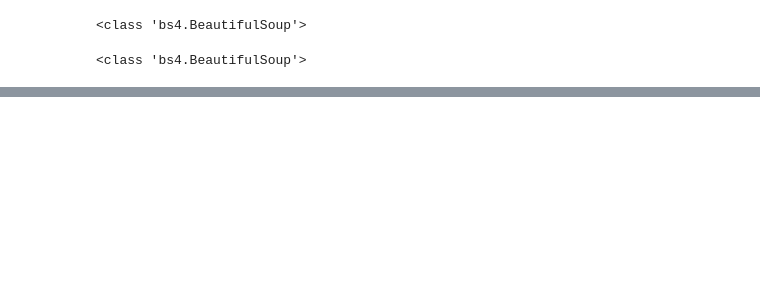
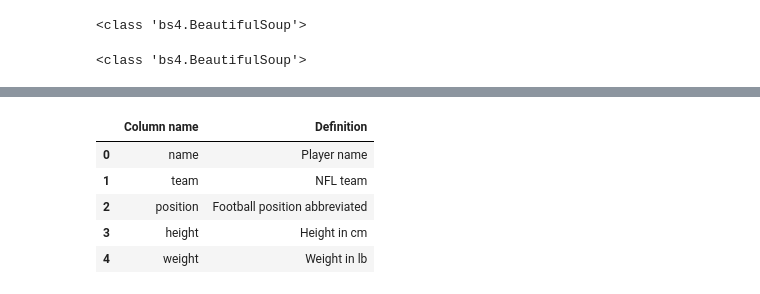
Before and after one commit to viethungha0610/sport-data-scraper, a Jupyter notebook: notebooks/01-hh-nfl-scraper.ipynb, the cells around one changed output, grey strips where cells are left out. Drawn from its saved outputs; the diff is of its cells as text; code cells hidden in the pictures; blank space fills up the shorter version.

Commit message:
Added data definitions and converting ft-in to cm -Hung.Ha

```diff
--- a/notebooks/01-hh-nfl-scraper.ipynb
+++ b/notebooks/01-hh-nfl-scraper.ipynb
@@ -328,0 +387,56 @@ with open(f"../output_data/{TODAY_STR}_SampleScrapedNflPlayersInfo_v1.json", "w"
+# %%
+# Data dictionary
+nfl_player_info_data_dict = {
+    "name": "Player name",
+    "team": "NFL team",
+    "position": "Football position abbreviated",
+    "height": "Height in cm",
+    "weight": "Weight in lb",
+    "birth_date": "Date of birth in DD-MM-YYYY format",
+    "awards": "List of awards (List[str])",
+    "career_stats.games_played": "Number of games played",
+    "career_stats.approx_val": "Approximate Value is our attempt to attach a single number to every player-season since 1960.<br>See the glossary for more information.",
+    "career_stats.qbrec": "Team record in games started by this QB (regular season)",
+    "career_stats.cmp_pct": "Percentage of Passes Completed. Minimum 14 attempts per scheduled game to qualify as leader.<br />Minimum 1500 pass attempts to qualify as career leader.",
+    "career_stats.yds_pass": "Yards Gained by Passing. For teams, sack yardage is deducted from this total",
+    "career_stats.ya_pass": "Yards gained per pass attempt. Minimum 14 attempts per scheduled game to qualify as leader.<br>Minimum 1500 pass attempts to qualify as career leader.",
+    "career_stats.passing_td": "Passing Touchdowns",
+    "career_stats.int_thrown": "Interceptions thrown",
+    "career_stats.sacks": "Sacks (official since 1982, based on play-by-play, game film and other research since 1960)",
+    "career_stats.solo": "Tackles. Before 1994: unofficial and inconsistently recorded from team to team. For amusement only. 1994-now: unofficial but consistently recorded.",
+    "career_stats.ff": "Number of times forced a fumble by the opposition recovered by either team",
+    "career_stats.rec": "Receptions",
+    "career_stats.yds_receive": "Receiving Yards",
+    "career_stats.yr": "Receiving Yards per Reception<br>Minimum 1.875 catches per game scheduled to qualify as leader.<br />Minimum 200 receptions to qualify as career leader.",
+    "career_stats.receiving_td": "Receiving Touchdowns",
+    "career_stats.rush": "Rushing Attempts (sacks not included in NFL)",
+    "career_stats.yds_rush": "Rushing Yards Gained (sack yardage is not included by NFL)",
+    "career_stats.ya_rush": "Rushing Yards per Attempt<br>Minimum 6.25 rushes per game scheduled to qualify as leader.<br />Minimum 750 rushes to qualify as career leader.",
+    "career_stats.rushing_td": "Rushing Touchdowns",
+    "career_stats.fantpt": """Fantasy points:
+                            1 point per 25 yards passing
+                            4 points per passing touchdown
+                            -2 points per interception thrown
+                            1 point per 10 yards rushing/receiving
+                            6 points per TD
+                            2 points per two-point conversion
+                            -2 points per fumble lost (est. prior to 1994)""",
+}
+
+nfl_player_info_data_dict_df = (
+    pd.DataFrame.from_dict(
+        nfl_player_info_data_dict,
+        orient="index",
+    )
+    .reset_index()
+    .rename(columns={"index": "Column name", 0: "Definition"})
+)
+
+nfl_player_info_data_dict_df.head()
+# %% [output]
+|  | Column name | Definition |
+| 0 | name | Player name |
+| 1 | team | NFL team |
+| 2 | position | Football position abbreviated |
+| 3 | height | Height in cm |
+| 4 | weight | Weight in lb |
```
Also changed, not shown: parts of 12 cells of this notebook, 1 other file.
